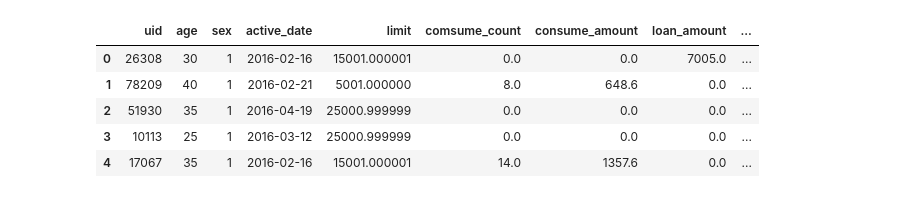
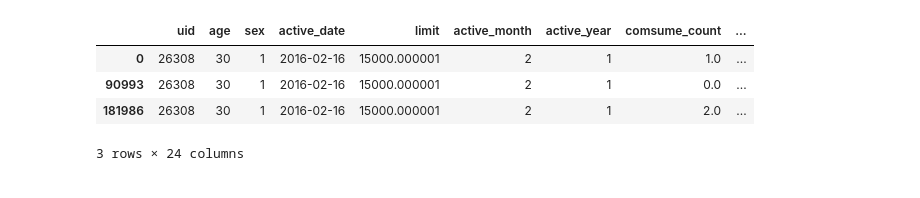
Before and after one commit to YulinGUO/LoanForecasting, a Jupyter notebook: pys/load.ipynb, the cells around one changed output. Cells and saved outputs as stored; diff of their text form; code cells hidden in the pictures.

```diff
--- a/pys/load.ipynb
+++ b/pys/load.ipynb
@@ -403,9 +400,8 @@ result.head()
-# %%
-df11.head()
-# %% [output]
-|  | uid | age | sex | active_date | limit | comsume_count | consume_amount | loan_amount | ... |
-| 0 | 26308 | 30 | 1 | 2016-02-16 | 15001.000001 | 0.0 | 0.0 | 7005.0 | ... |
-| 1 | 78209 | 40 | 1 | 2016-02-21 | 5001.000000 | 8.0 | 648.6 | 0.0 | ... |
-| 2 | 51930 | 35 | 1 | 2016-04-19 | 25000.999999 | 0.0 | 0.0 | 0.0 | ... |
-| 3 | 10113 | 25 | 1 | 2016-03-12 | 25000.999999 | 0.0 | 0.0 | 0.0 | ... |
-| 4 | 17067 | 35 | 1 | 2016-02-16 | 15001.000001 | 14.0 | 1357.6 | 0.0 | ... |
+# %%
+train[train['uid']==26308]
+# %% [output]
+|  | uid | age | sex | active_date | limit | active_month | active_year | comsume_count | ... |
+| 0 | 26308 | 30 | 1 | 2016-02-16 | 15000.000001 | 2 | 1 | 1.0 | ... |
+| 90993 | 26308 | 30 | 1 | 2016-02-16 | 15000.000001 | 2 | 1 | 0.0 | ... |
+| 181986 | 26308 | 30 | 1 | 2016-02-16 | 15000.000001 | 2 | 1 | 2.0 | ... |
+3 rows × 24 columns
```
Also changed, not shown: parts of 80 cells of this notebook, 2 other files.
